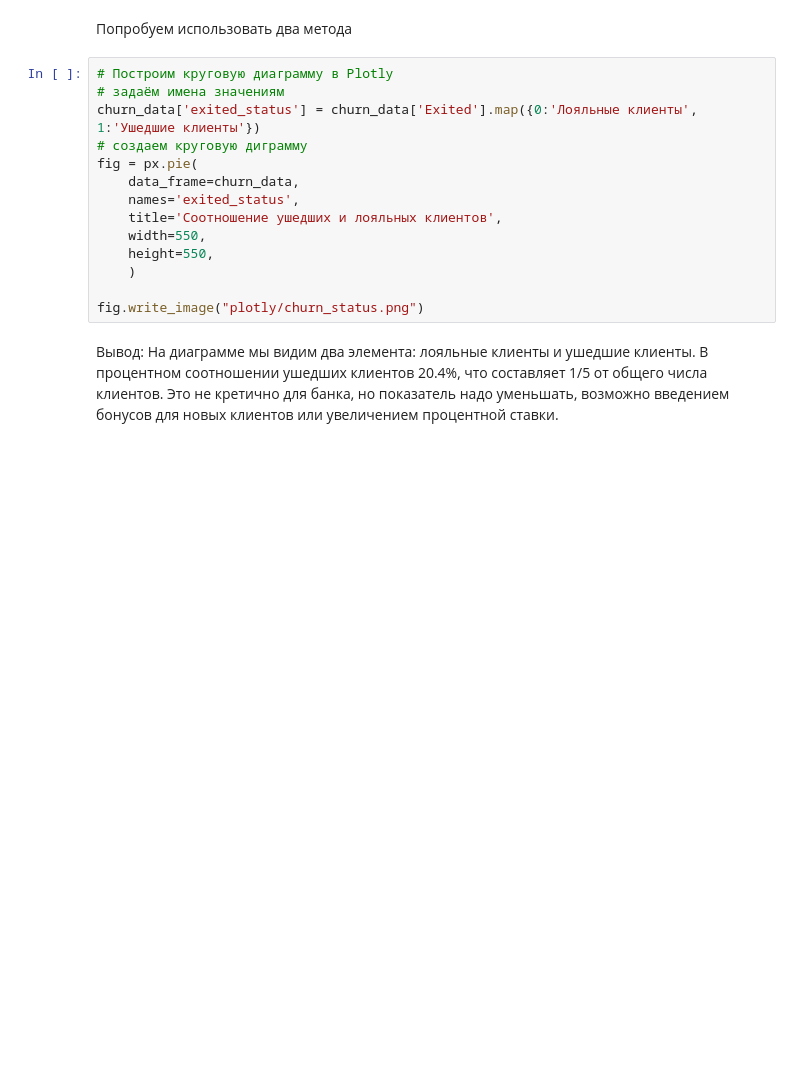
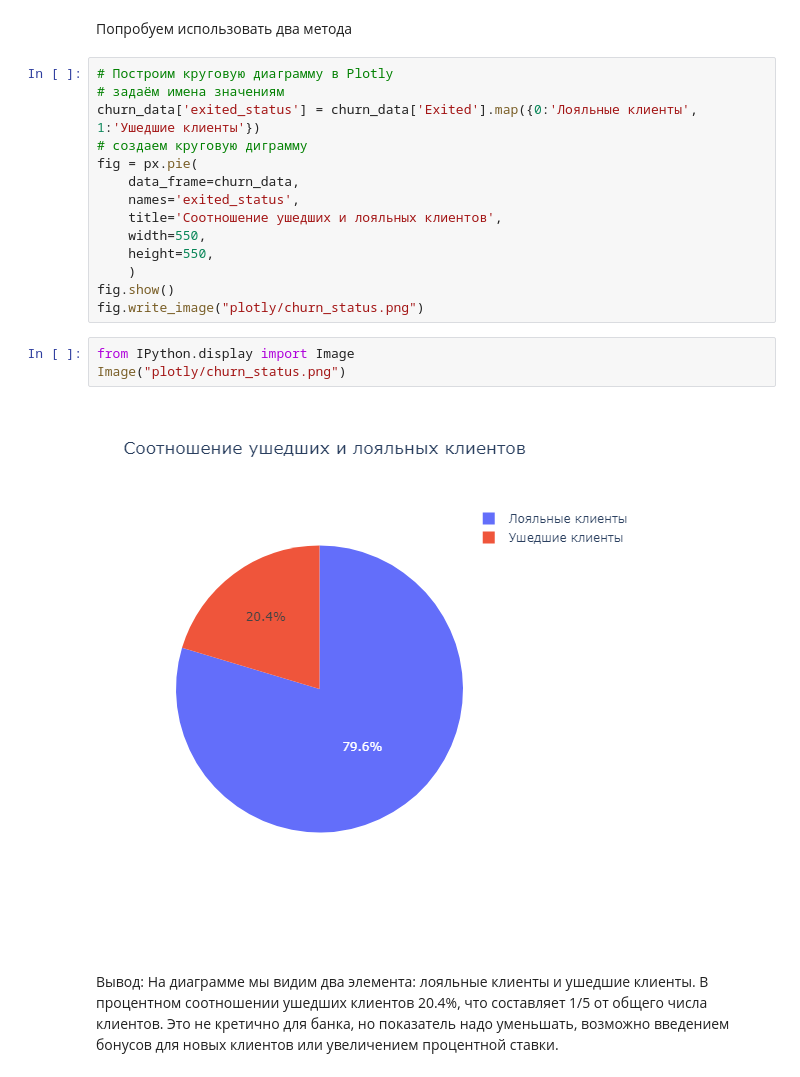
Before and after one commit to Dredox22/sf_data_science, a Jupyter notebook: SkillFactory/PY_13_Визуализация_данных/bank.ipynb, the cells around one changed output. Cells and saved outputs as stored; diff of their text form; blank space fills up the shorter version.

```diff
--- a/SkillFactory/PY_13_Визуализация_данных/bank.ipynb
+++ b/SkillFactory/PY_13_Визуализация_данных/bank.ipynb
@@ -90,8 +90,13 @@ fig = px.pie(
     width=550,
     height=550,
     )
-
+fig.show()
 fig.write_image("plotly/churn_status.png")
+# %%
+from IPython.display import Image
+Image("plotly/churn_status.png")
+# %% [output]
+[figure, added]
 # %% [markdown]
 Вывод:
 На диаграмме мы видим два элемента: лояльные клиенты и ушедшие клиенты.
```
Also changed, not shown: parts of 20 cells of this notebook.
